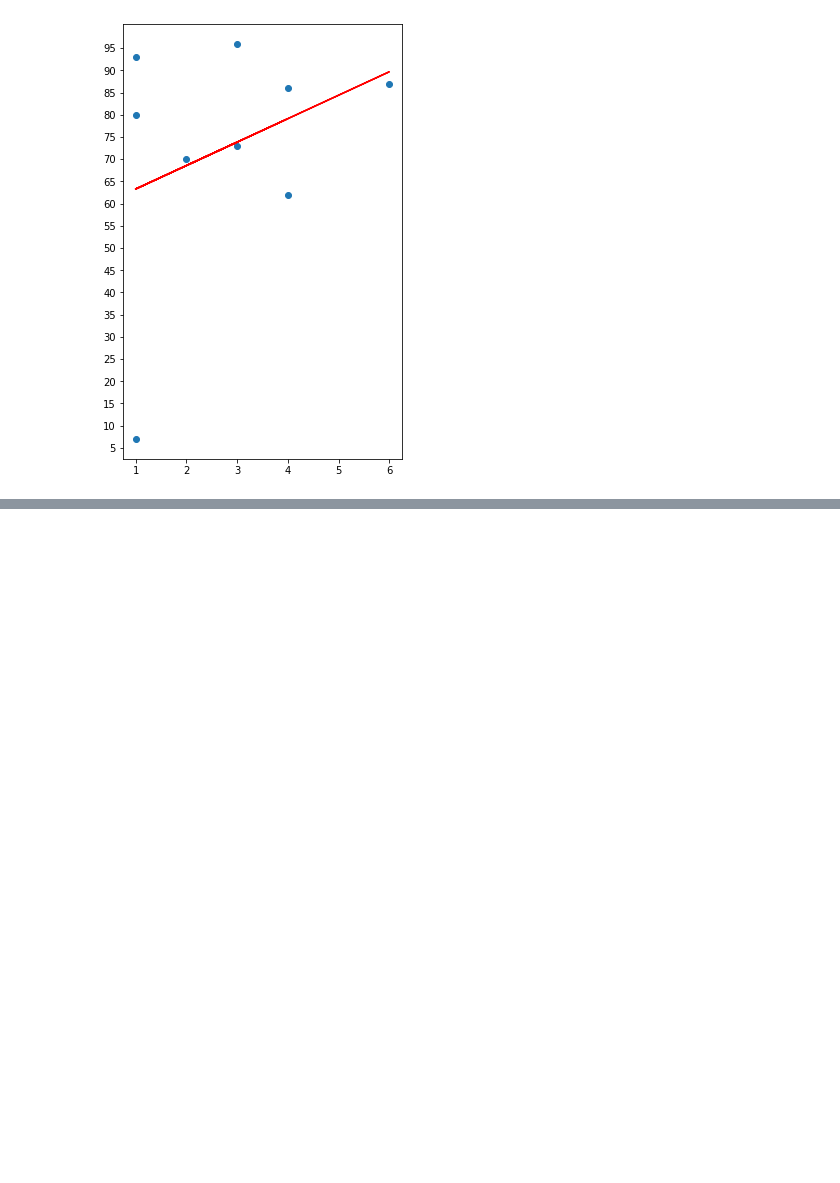
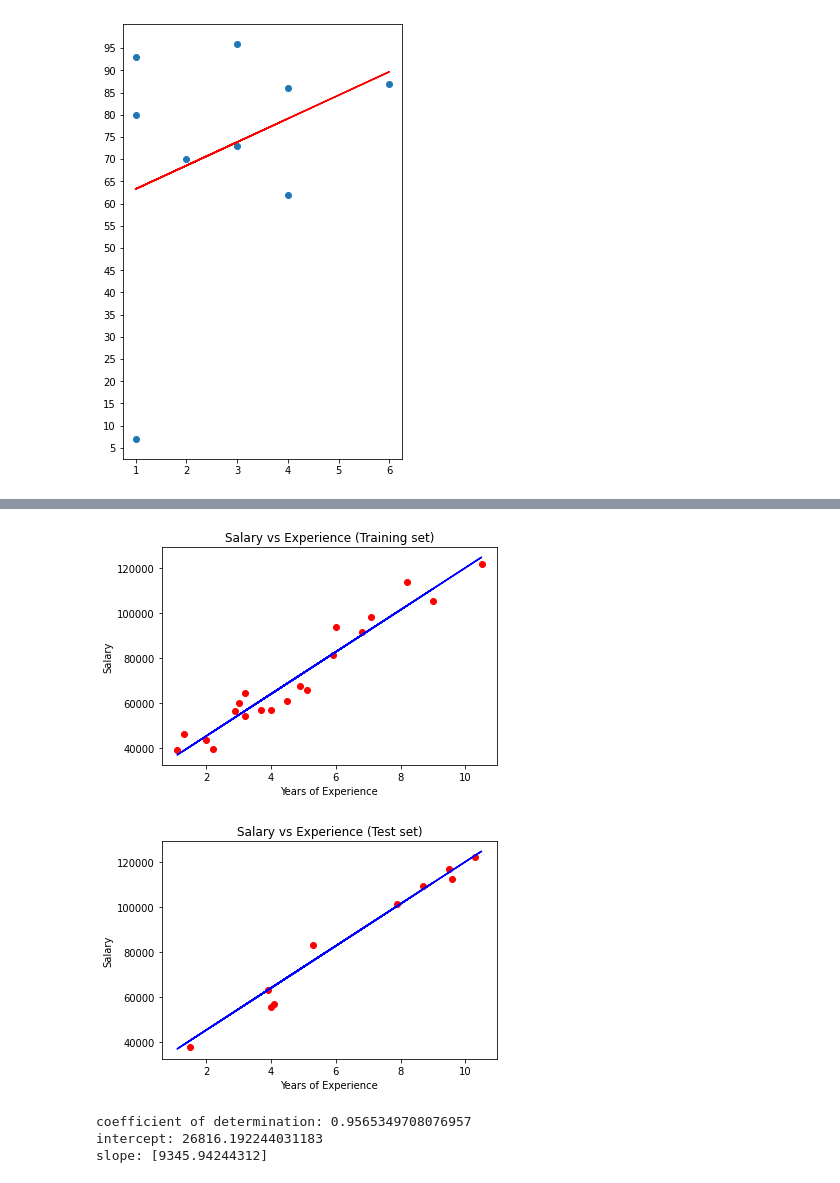
Before and after one commit to jayac251/python_learning, a Jupyter notebook: LinearModel.ipynb, the cells around one changed output, grey strips where cells are left out. Drawn from its saved outputs; the diff is of its cells as text; code cells hidden in the pictures; blank space fills up the shorter version.

```diff
--- a/LinearModel.ipynb
+++ b/LinearModel.ipynb
@@ -52,3 +52,7 @@ Correlation Coefficient : 0.33556845610254354
 0.37732834342550775
 5.6004416092649825
 [figure]
+# %%
+from google.colab import files
+
+uploaded = files.upload()
@@ -54,0 +62,64 @@ Correlation Coefficient : 0.33556845610254354
+# %%
+#using scikit-learn
+#https://www.kaggle.com/karthickveerakumar/salary-data-simple-linear-regression
+
+import io
+import pandas as pd
+import matplotlib.pyplot as plt
+
+
+dataset = pd.read_csv(io.BytesIO(uploaded['Salary_Data.csv']))
+#print(df.head(10))
+
+X = dataset.iloc[:, :-1].values
+y = dataset.iloc[:, -1].values
+
+# Splitting the dataset into the Training set and Test set
+from sklearn.model_selection import train_test_split
+X_train, X_test, y_train, y_test = train_test_split(X, y, test_size = 1/3, random_state = 0)
+
+# Training the Simple Linear Regression model on the Training set
+from sklearn.linear_model import LinearRegression
+from sklearn.metrics import mean_squared_error, r2_score
+
+regressor = LinearRegression()
+regressor.fit(X_train, y_train)
+
+# Predicting the Test set results
+y_pred = regressor.predict(X_test)
+
+# Visualising the Training set results
+plt.scatter(X_train, y_train, color = 'red')
+plt.plot(X_train, regressor.predict(X_train), color = 'blue')
+plt.title('Salary vs Experience (Training set)')
+plt.xlabel('Years of Experience')
+plt.ylabel('Salary')
+plt.show()
+
+
+# Visualising the Test set results
+plt.scatter(X_test, y_test, color = 'red')
+plt.plot(X_train, regressor.predict(X_train), color = 'blue')
+plt.title('Salary vs Experience (Test set)')
+plt.xlabel('Years of Experience')
+plt.ylabel('Salary')
+plt.show()
+
+
+# The following section will get results by interpreting the created instance:
+
+# Obtain the coefficient of determination by calling the model with the score() function, then print the coefficient:
+r_sq = regressor.score(X, y)
+print('coefficient of determination:', r_sq)
+
+# Print the Intercept:
+print('intercept:', regressor.intercept_)
+
+# Print the Slope:
+print('slope:', regressor.coef_)
+# %% [output]
+[figure, added]
+[figure, added]
+coefficient of determination: 0.9565349708076957
+intercept: 26816.192244031183
+slope: [9345.94244312]
```
Also changed, not shown: parts of 1 cell of this notebook.
